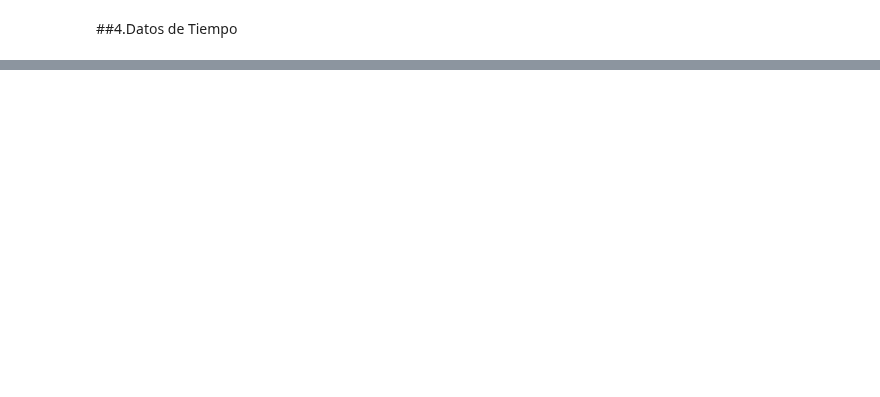
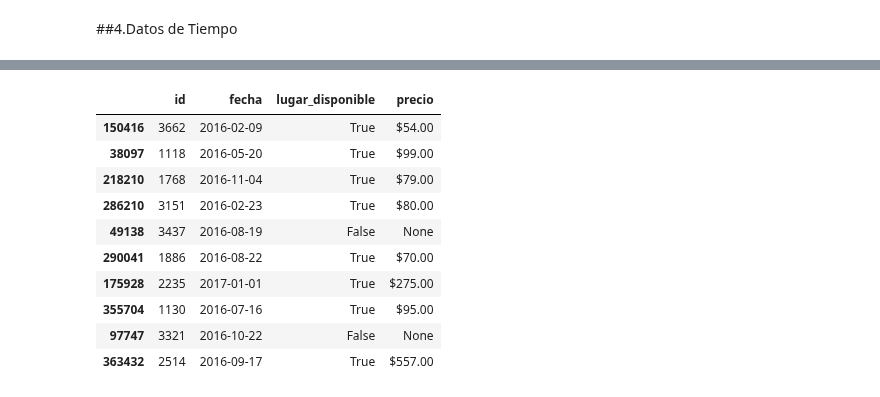
Before and after one commit to mg253a/2048-python-para-data-science-trabajar-con-funciones, a Jupyter notebook: Transformacion_y_manipulacion_de_datos.ipynb, the cells around one changed output, grey strips where cells are left out. Drawn from its saved outputs; the diff is of its cells as text; code cells hidden in the pictures; blank space fills up the shorter version.

```diff
--- a/Transformacion_y_manipulacion_de_datos.ipynb
+++ b/Transformacion_y_manipulacion_de_datos.ipynb
@@ -377,3 +377,6 @@ datos.head()
 | 4 | 10.0 | -- | 1 | [the, studio, at, mibbett, hollow... | -- | ... |
 # %% [markdown]
 ##4.Datos de Tiempo
+# %%
+dt_data = pd.read_json('/content/inmuebles_disponibles.json')
+dt_data.head()
@@ -379,0 +435,2 @@ datos.head()
+# %%
+dt_data['fecha'] = pd.to_datetime(dt_data['fecha'])
@@ -379,0 +468,14 @@ datos.head()
+# %%
+dt_data.sample(10)
+# %% [output]
+|  | id | fecha | lugar_disponible | precio |
+| 150416 | 3662 | 2016-02-09 | True | $54.00 |
+| 38097 | 1118 | 2016-05-20 | True | $99.00 |
+| 218210 | 1768 | 2016-11-04 | True | $79.00 |
+| 286210 | 3151 | 2016-02-23 | True | $80.00 |
+| 49138 | 3437 | 2016-08-19 | False | None |
+| 290041 | 1886 | 2016-08-22 | True | $70.00 |
+| 175928 | 2235 | 2017-01-01 | True | $275.00 |
+| 355704 | 1130 | 2016-07-16 | True | $95.00 |
+| 97747 | 3321 | 2016-10-22 | False | None |
+| 363432 | 2514 | 2016-09-17 | True | $557.00 |
```
Also changed, not shown: parts of 7 cells of this notebook.
